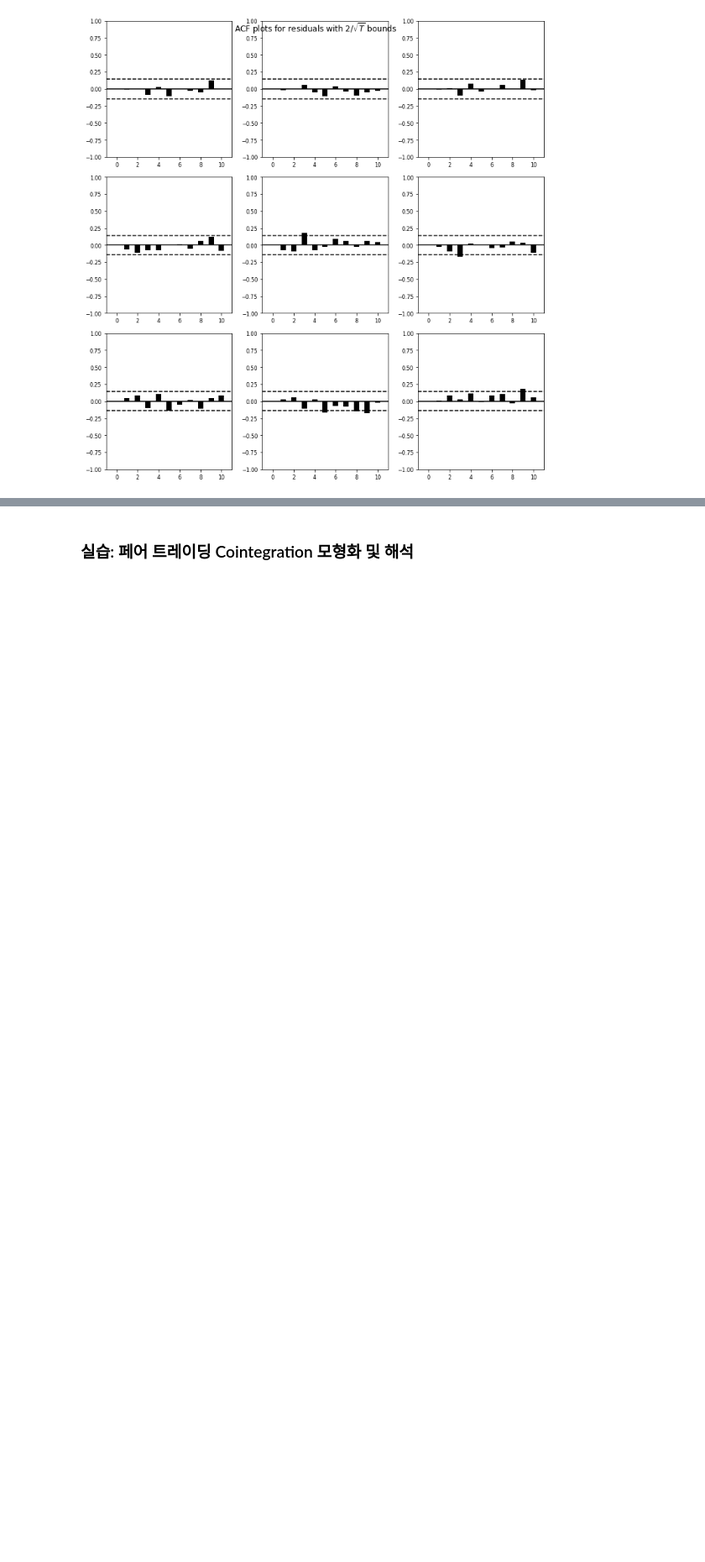
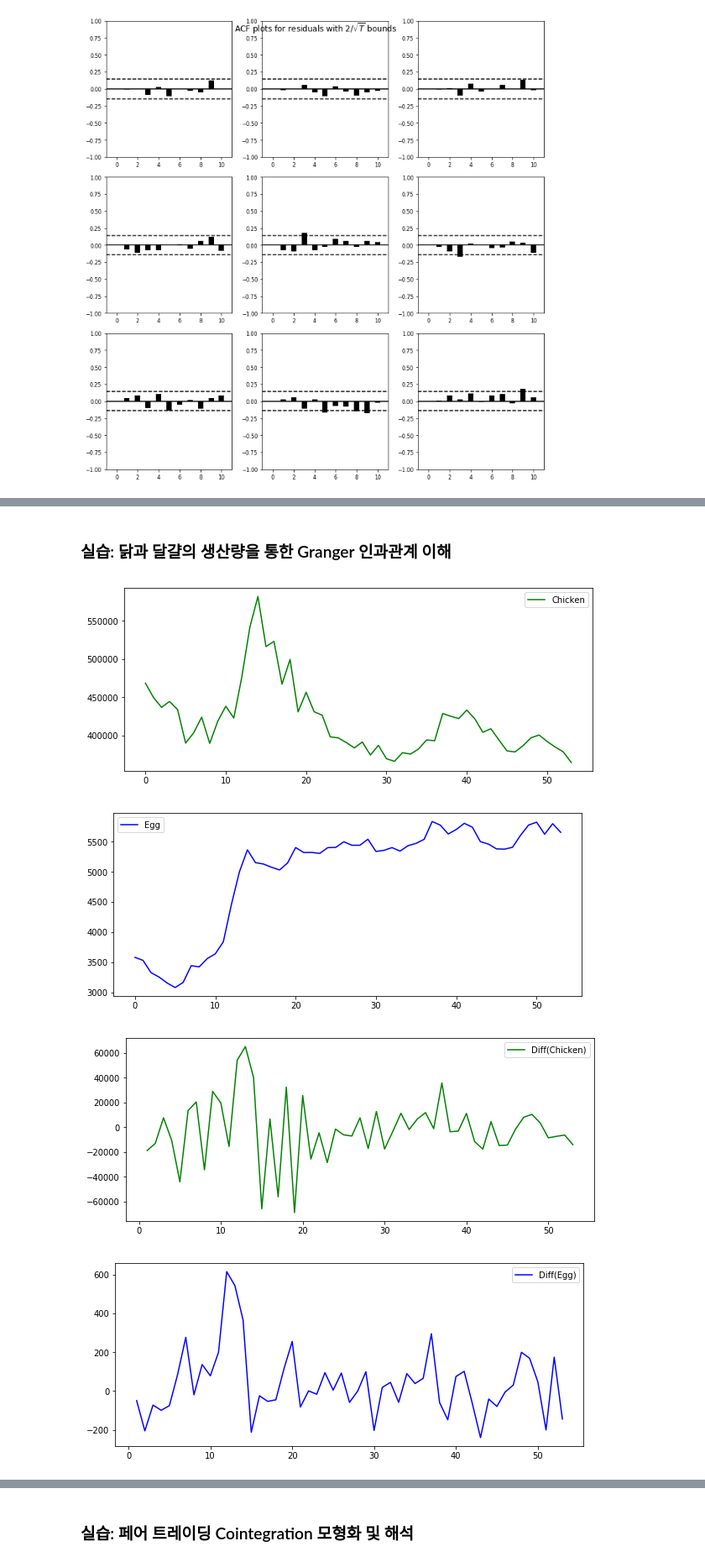
Before and after one commit to heycwkim/TimeSeriesAnalysis, a Jupyter notebook: Shared/Lecture4_Algorithms_TS_NonLinear_Multivariate_KK.ipynb, the cells around one changed output, grey strips where cells are left out. Shown at 84% size. Drawn from its saved outputs; the diff is of its cells as text; code cells hidden in the pictures; blank space fills up the shorter version.

```diff
--- a/Shared/Lecture4_Algorithms_TS_NonLinear_Multivariate_KK.ipynb
+++ b/Shared/Lecture4_Algorithms_TS_NonLinear_Multivariate_KK.ipynb
@@ -1485,0 +1574,49 @@ realinv     0.674775 -0.078787  1.000000
+# %% [markdown]
+### 실습: 닭과 달걀의 생산량을 통한 Granger 인과관계 이해
+# %%
+import pandas as pd
+import matplotlib.pyplot as plt
+import statsmodels.api as sm
+
+# 데이터 로딩
+location = '../Data/Chicken_Egg_Production.txt'
+raw_all = pd.read_csv(location, sep='\t')
+raw_all.head()
+
+# 데이터 시각화
+plt.figure(figsize=(10,4))
+plt.plot(raw_all['Chicken'], 'g', label='Chicken')
+plt.legend()
+plt.show()
+
+plt.figure(figsize=(10,4))
+plt.plot(raw_all['Egg'], 'b', label='Egg')
+plt.legend()
+plt.show()
+
+# 정상성 변환 시각화
+plt.figure(figsize=(10,4))
+plt.plot(raw_all['Chicken'].diff(1), 'g', label='Diff(Chicken)')
+plt.legend()
+plt.show()
+
+plt.figure(figsize=(10,4))
+plt.plot(raw_all['Egg'].diff(1), 'b', label='Diff(Egg)')
+plt.legend()
+plt.show()
+
+# Granger Causality 테스트
+print('\n[Egg -> Chicken]')
+granger_result1 = sm.tsa.stattools.grangercausalitytests(raw_all.diff(1).dropna().iloc[:,1:].values, maxlag=3, verbose=True)
+print('\n[Chicken -> Egg]')
+granger_result2 = sm.tsa.stattools.grangercausalitytests(raw_all.diff(1).dropna().iloc[:,[2,1]].values, maxlag=3, verbose=True)
+
+# 의사결정
+# 닭이 달걀을 낳으면 그 수는 약 4년후까지 닭의 수에 영향을 준다
+# 닭의 수가 많아진다고해서 달걀을 많이 낳지는 않는다
+# 달걀 -> 닭 (Granger Causality)
+# %% [output]
+[figure, added]
+[figure, added]
+[figure, added]
+[figure, added]
```
Also changed, not shown: parts of 8 cells of this notebook, 3 other files.
